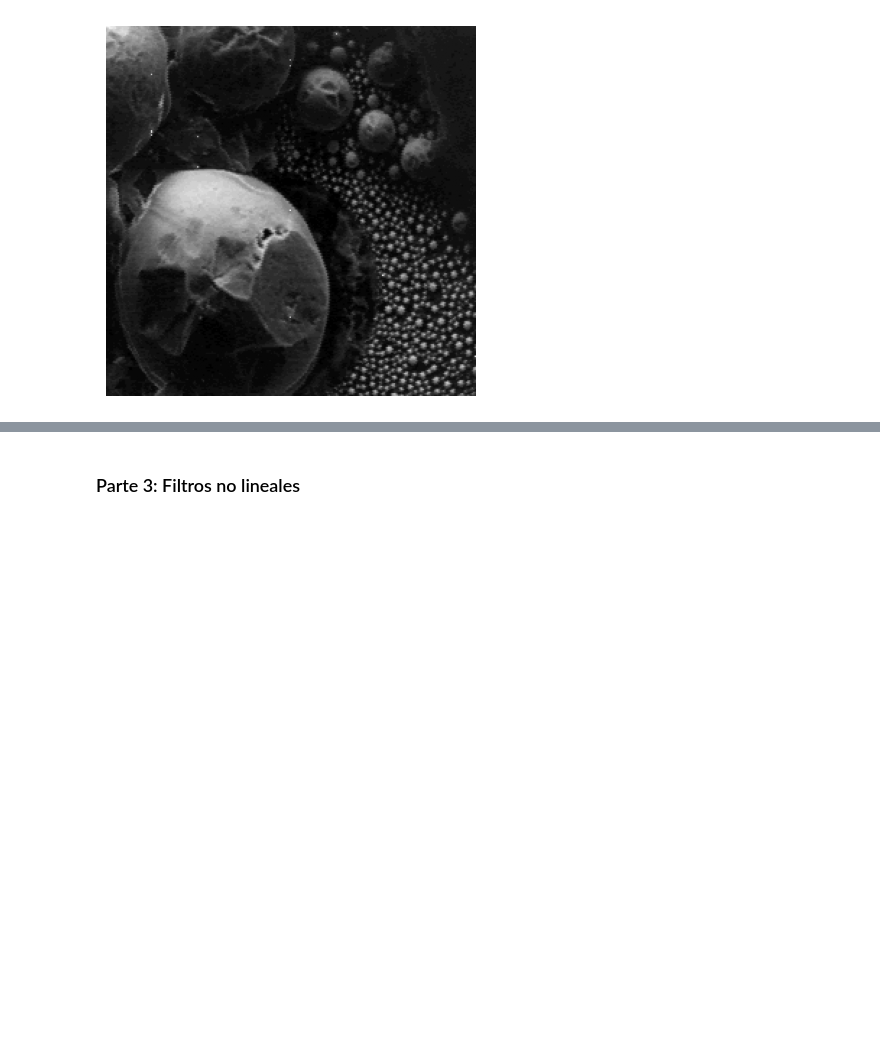
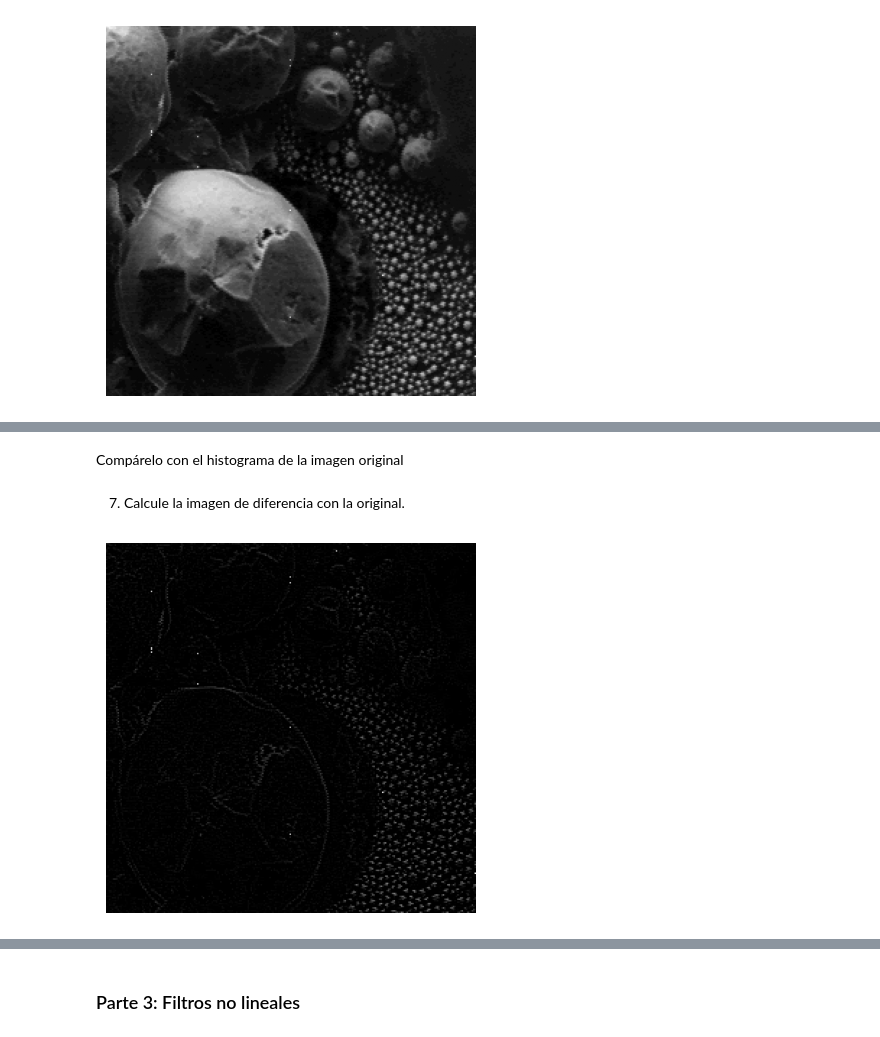
Before and after one commit to Jssoff/Taller_5_I-M, a Jupyter notebook: Briceño_Garay_Taller 5/Taller_5.ipynb, the cells around one changed output, grey strips where cells are left out. Saved outputs shown, nothing was run; the diff lists cells and outputs as text; code cells hidden in the pictures; blank space fills up the shorter version.

```diff
--- a/Briceño_Garay_Taller 5/Taller_5.ipynb
+++ b/Briceño_Garay_Taller 5/Taller_5.ipynb
@@ -22,0 +68,11 @@ plt.show()
+# %% [markdown]
+Compárelo con el histograma de la imagen original
+# %% [markdown]
+7. Calcule la imagen de diferencia con la original.
+# %%
+subtraction = cv2.subtract(img_meb, avg)
+plt.imshow(subtraction, cmap="gray")
+plt.axis("off")
+plt.show()
+# %% [output]
+[figure, added]
```
Also changed, not shown: parts of 20 cells of this notebook.
